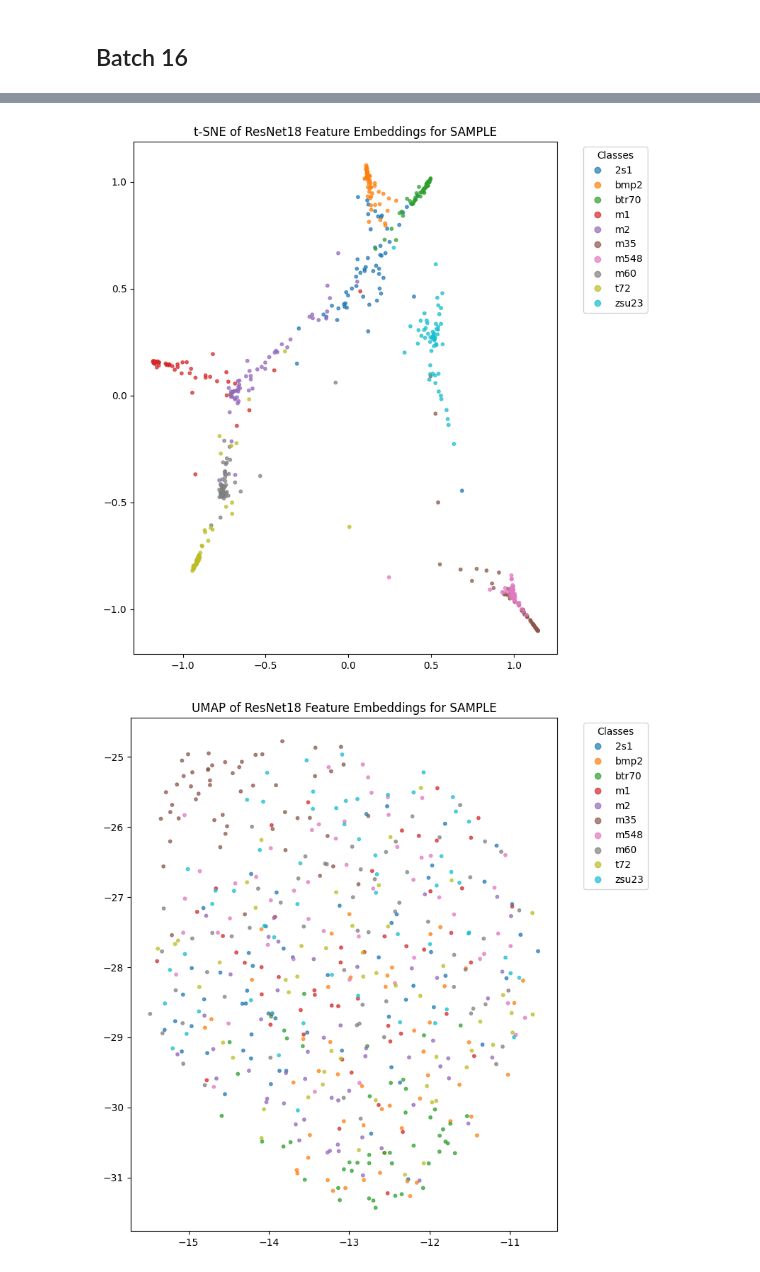
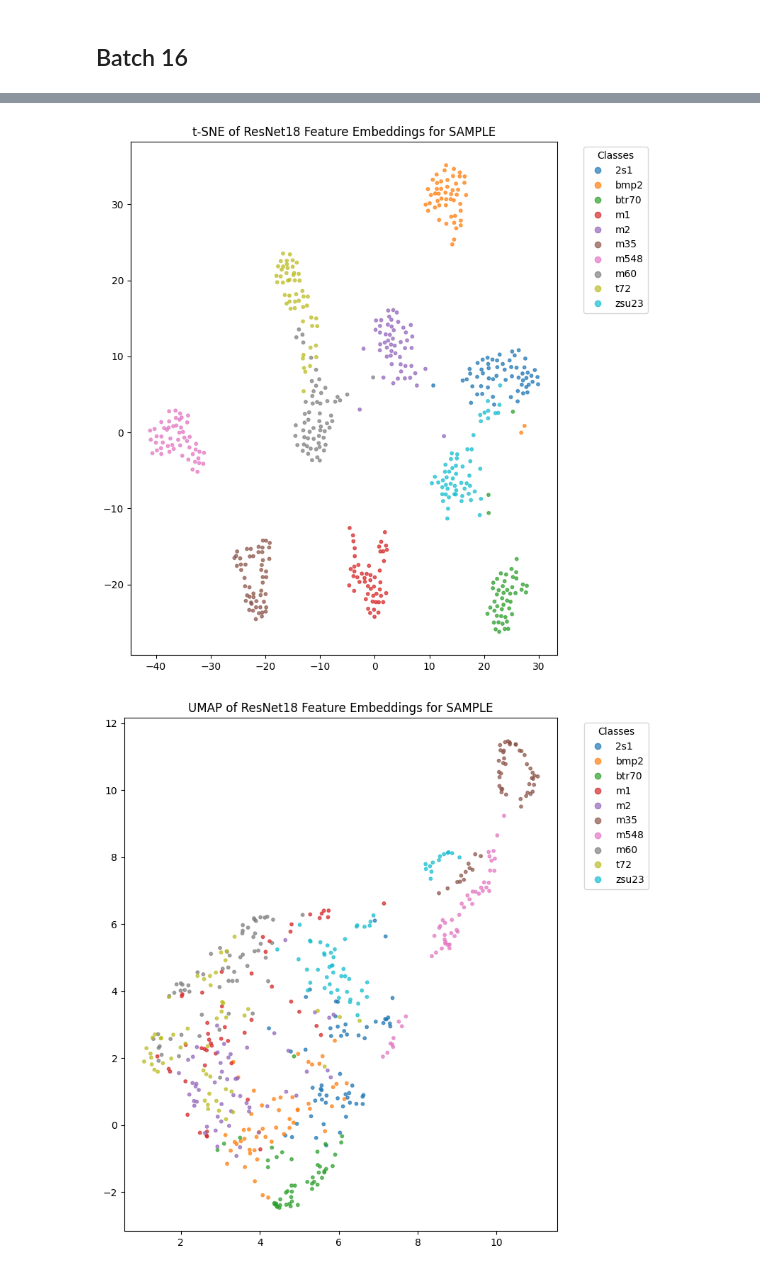
Before and after one commit to alvin-ng44/SAR_ML, a Jupyter notebook: notebooks/SSR/SSR_SSR_wo_noise.ipynb, the cells around one changed output, grey strips where cells are left out. Drawn from its saved outputs; the diff is of its cells as text; code cells hidden in the pictures.

Commit message:
Updated results for SSR w/o and w noise - lambda

```diff
--- a/notebooks/SSR/SSR_SSR_wo_noise.ipynb
+++ b/notebooks/SSR/SSR_SSR_wo_noise.ipynb
@@ -212,11 +251,14 @@ test_acc_lst = []
 for i in range(10):
     print(f"Evaluating Run {i}")
     new_model = models.resnet18(weights = None) # dont load ImageNet Weights
-    new_model.fc = nn.Linear(new_model.fc.in_features, len(train_ds.class_to_idx))
+    new_model.fc = nn.Sequential(
+        nn.Dropout(p = 0.4),
+        nn.Linear(new_model.fc.in_features, len(train_ds.class_to_idx))
+    )
 
     # Load your trained weights
     new_model.load_state_dict(torch.load(
-        os.path.join(workspace, f"weights/SSR/gaussian_noise/rn18_run{i}_b16_epoch0.pth"),
+        os.path.join(workspace, f"weights/SSR/SSR_wo_noise/rn18_run{i}_b16_epoch0.pth"),
         map_location=device
     ))
 
@@ -268,11 +310,14 @@ test_acc_lst = []
 for i in range(10):
     print(f"Evaluating Run {i}")
     new_model = models.resnet18(weights = None) # dont load ImageNet Weights
-    new_model.fc = nn.Linear(new_model.fc.in_features, len(train_ds.class_to_idx))
+    new_model.fc = nn.Sequential(
+        nn.Dropout(p = 0.4),
+        nn.Linear(new_model.fc.in_features, len(train_ds.class_to_idx))
+    )
 
     # Load your trained weights
     new_model.load_state_dict(torch.load(
-        os.path.join(workspace, f"weights/SSR/gaussian_noise/rn18_run{i}_b16.pth"),
+        os.path.join(workspace, f"weights/SSR/SSR_wo_noise/rn18_run{i}_b16.pth"),
         map_location=device
     ))
 
@@ -324,10 +374,13 @@ np.array(test_acc_lst).mean() * 100, np.array(test_acc_lst).std() * 100
 # %%
 new_model = models.resnet18(weights = None) # dont load ImageNet Weights
-new_model.fc = nn.Linear(new_model.fc.in_features, len(train_ds.class_to_idx))
-
+# new_model.fc = nn.Linear(new_model.fc.in_features, len(train_ds.class_to_idx))
+new_model.fc = nn.Sequential(
+        nn.Dropout(p = 0.4),
+        nn.Linear(new_model.fc.in_features, len(train_ds.class_to_idx))
+    )
 # Load your trained weights
 new_model.load_state_dict(torch.load(
-    os.path.join(workspace, f"weights/SSR/gaussian_noise/rn18_run7_b16_epoch0.pth"),
+    os.path.join(workspace, f"weights/SSR/SSR_wo_noise/rn18_run7_b16_epoch0.pth"),
     map_location=device
 ))
 
@@ -389,10 +442,13 @@ plt.show()
 # %%
 new_model = models.resnet18(weights = None) # dont load ImageNet Weights
-new_model.fc = nn.Linear(new_model.fc.in_features, len(train_ds.class_to_idx))
-
+# new_model.fc = nn.Linear(new_model.fc.in_features, len(train_ds.class_to_idx))
+new_model.fc = nn.Sequential(
+        nn.Dropout(p = 0.4),
+        nn.Linear(new_model.fc.in_features, len(train_ds.class_to_idx))
+    )
 # Load your trained weights
 new_model.load_state_dict(torch.load(
-    os.path.join(workspace, f"weights/SSR/gaussian_noise/rn18_run7_b16.pth"),
+    os.path.join(workspace, f"weights/SSR/SSR_wo_noise/rn18_run7_b16.pth"),
     map_location=device
 ))
 
@@ -450,14 +506,17 @@ plt.title("t-SNE of ResNet18 Feature Embeddings for SAMPLE")
 plt.tight_layout()
 plt.show()
 # %% [output]
-[figure, old version]
+[figure, new version]
 # %%
 new_model = models.resnet18(weights = None) # dont load ImageNet Weights
-new_model.fc = nn.Linear(new_model.fc.in_features, len(train_ds.class_to_idx))
-
+# new_model.fc = nn.Linear(new_model.fc.in_features, len(train_ds.class_to_idx))
+new_model.fc = nn.Sequential(
+        nn.Dropout(p = 0.4),
+        nn.Linear(new_model.fc.in_features, len(train_ds.class_to_idx))
+    )
 # Load your trained weights
 new_model.load_state_dict(torch.load(
-    os.path.join(workspace, f"weights/SSR/gaussian_noise/rn18_run7_b16_epoch0.pth"),
+    os.path.join(workspace, f"weights/SSR/SSR_wo_noise/rn18_run7_b16_epoch0.pth"),
     map_location=device
 ))
 
@@ -487,33 +546,33 @@ reducer = umap.UMAP(
     n_components=2,
 )
 
 features_2d_umap = reducer.fit_transform(features)
 
 # Get class names from the dataset
 class_names = [name for name, idx in sorted(train_ds.class_to_idx.items(), key=lambda x: x[1])]
 
 plt.figure(figsize=(8, 8))
 scatter = plt.scatter(
     features_2d_umap[:, 0],
     features_2d_umap[:, 1],
     c=labels_list,
     cmap="tab10",
     s=10,
     alpha=0.7
 )
 
 plt.legend(
     handles=scatter.legend_elements()[0],
     labels=class_names,
     title="Classes",
     bbox_to_anchor=(1.05, 1),
     loc="upper left"
 )
 
 plt.title("UMAP of ResNet18 Feature Embeddings for SAMPLE")
 plt.tight_layout()
 plt.show()
 # %% [output]
-[figure, old version]
+[figure, new version]
 # %%
 new_model = models.resnet18(weights = None) # dont load ImageNet Weights
```
Also changed, not shown: parts of 14 cells of this notebook, 4 other files.
